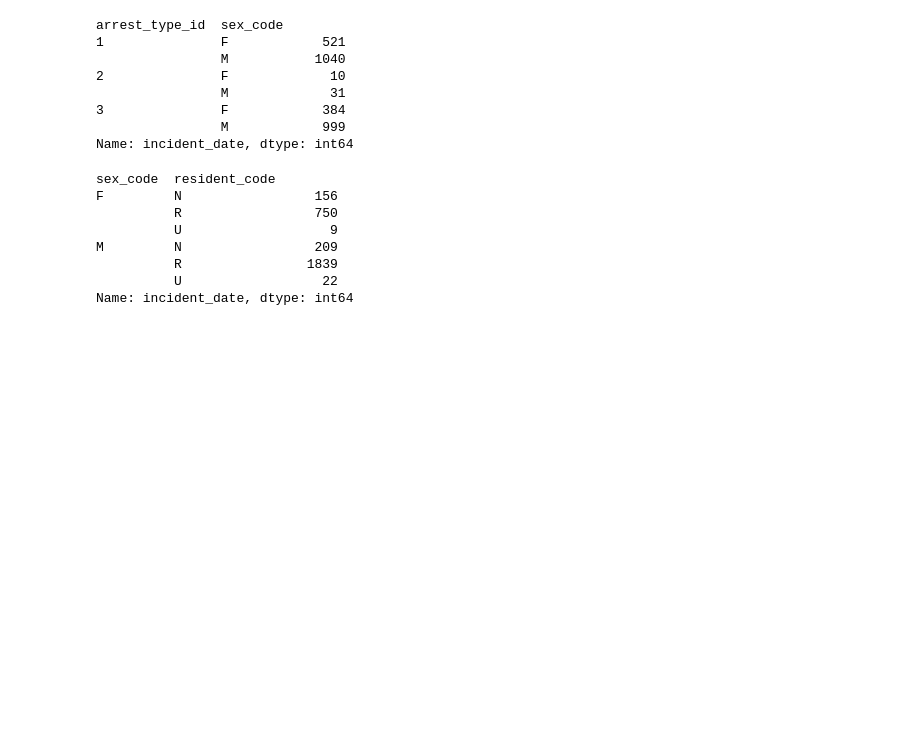
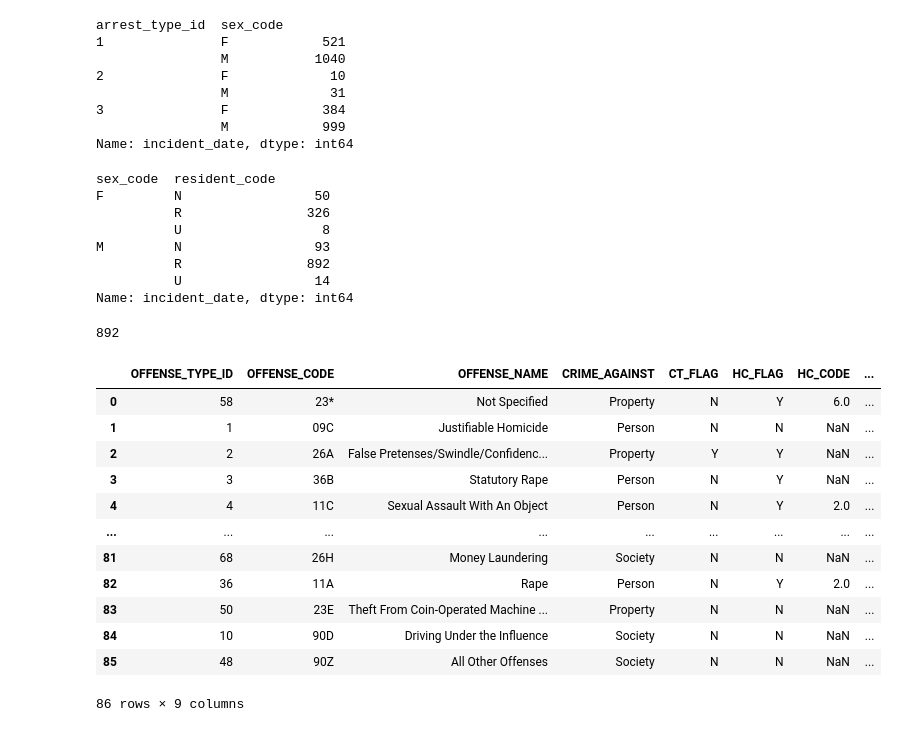
Before and after one commit to Jorgehdzdata/Project1_group3, a Jupyter notebook: John.ipynb, the cells around one changed output. Drawn from its saved outputs; the diff is of its cells as text; code cells hidden in the pictures; blank space fills up the shorter version.

```diff
--- a/John.ipynb
+++ b/John.ipynb
@@ -16,6 +16,9 @@ arrest_df09 = pd.read_csv(arrest09)
 incident09 = "Data/IL2009/nibrs_incident.csv"
 incident_df09 = pd.read_csv(incident09)
 merged2009 = pd.merge(incident_df09, arrest_df09, on="incident_id")
+
+violent = "Data/IL2019/NIBRS_OFFENSE_TYPE.csv"
+violent_df = pd.read_csv(violent)
 # %%
 clean2019 = merged2019.drop(columns = ['DATA_YEAR_x',
  'AGENCY_ID',
@@ -168,11 +173,33 @@ percentmalejail2009 = percentmalejail2009.round(2)
 # %%
-underage2009.groupby(["sex_code", "resident_code"])["incident_date"].count()
+underagejailresident2009= underagejail2009.groupby(["sex_code", "resident_code"])["incident_date"].count()
+underagejailresident2009
 # %% [output]
 sex_code  resident_code
-F         N                 156
-          R                 750
-          U                   9
-M         N                 209
-          R                1839
-          U                  22
+F         N                 50
+          R                326
+          U                  8
+M         N                 93
+          R                892
+          U                 14
 Name: incident_date, dtype: int64
+# %%
+NIBRS_OFFENSE_TYPE.csv
+# %% [output]
+892
+# %%
+
+violent_df.insert(2, "violent", [21, 23, 24, 21], True)
+# %% [output]
+|  | OFFENSE_TYPE_ID | OFFENSE_CODE | OFFENSE_NAME | CRIME_AGAINST | CT_FLAG | HC_FLAG | HC_CODE | ... |
+| 0 | 58 | 23* | Not Specified | Property | N | Y | 6.0 | ... |
+| 1 | 1 | 09C | Justifiable Homicide | Person | N | N | NaN | ... |
+| 2 | 2 | 26A | False Pretenses/Swindle/Confidenc... | Property | Y | Y | NaN | ... |
+| 3 | 3 | 36B | Statutory Rape | Person | N | Y | NaN | ... |
+| 4 | 4 | 11C | Sexual Assault With An Object | Person | N | Y | 2.0 | ... |
+| ... | ... | ... | ... | ... | ... | ... | ... | ... |
+| 81 | 68 | 26H | Money Laundering | Society | N | N | NaN | ... |
+| 82 | 36 | 11A | Rape | Person | N | Y | 2.0 | ... |
+| 83 | 50 | 23E | Theft From Coin-Operated Machine ... | Property | N | N | NaN | ... |
+| 84 | 10 | 90D | Driving Under the Influence | Society | N | N | NaN | ... |
+| 85 | 48 | 90Z | All Other Offenses | Society | N | N | NaN | ... |
+86 rows × 9 columns
```
Also changed, not shown: parts of 1 cell of this notebook.
